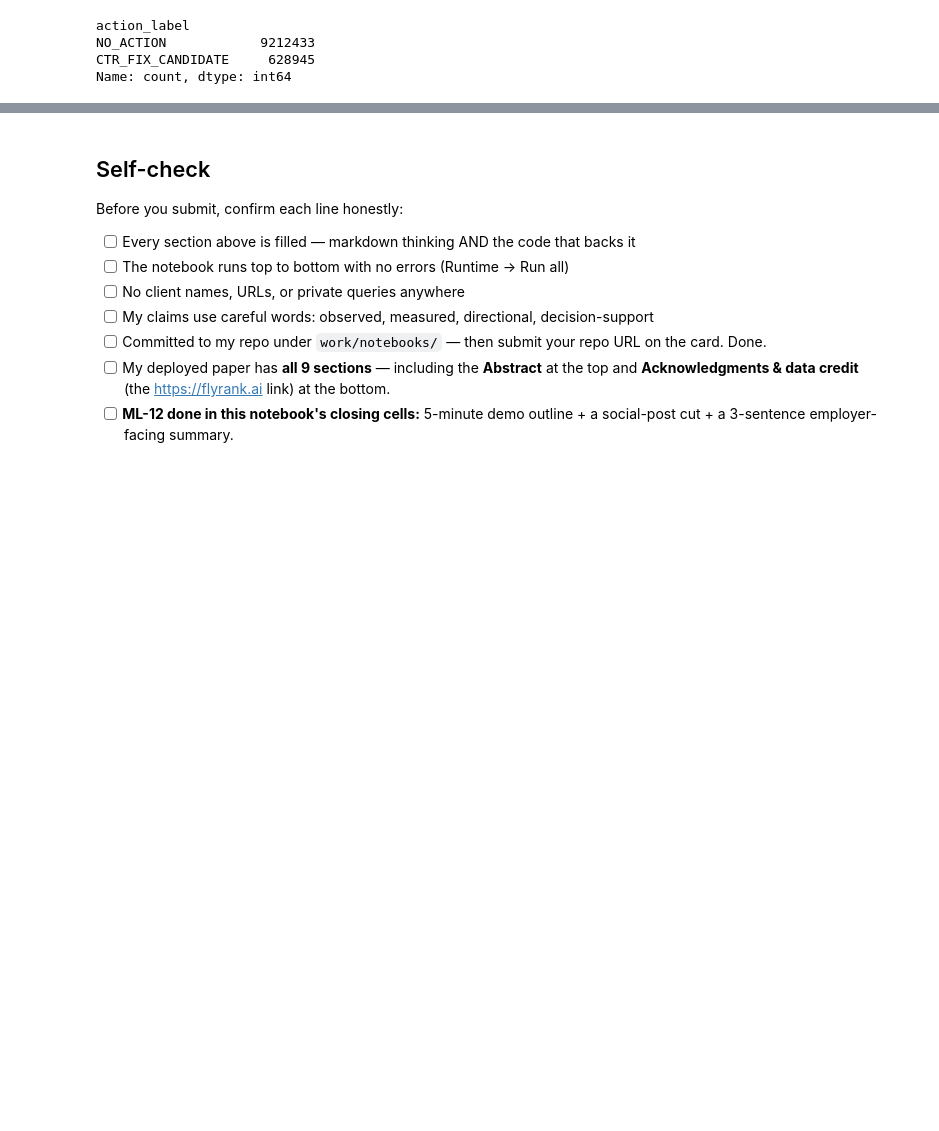
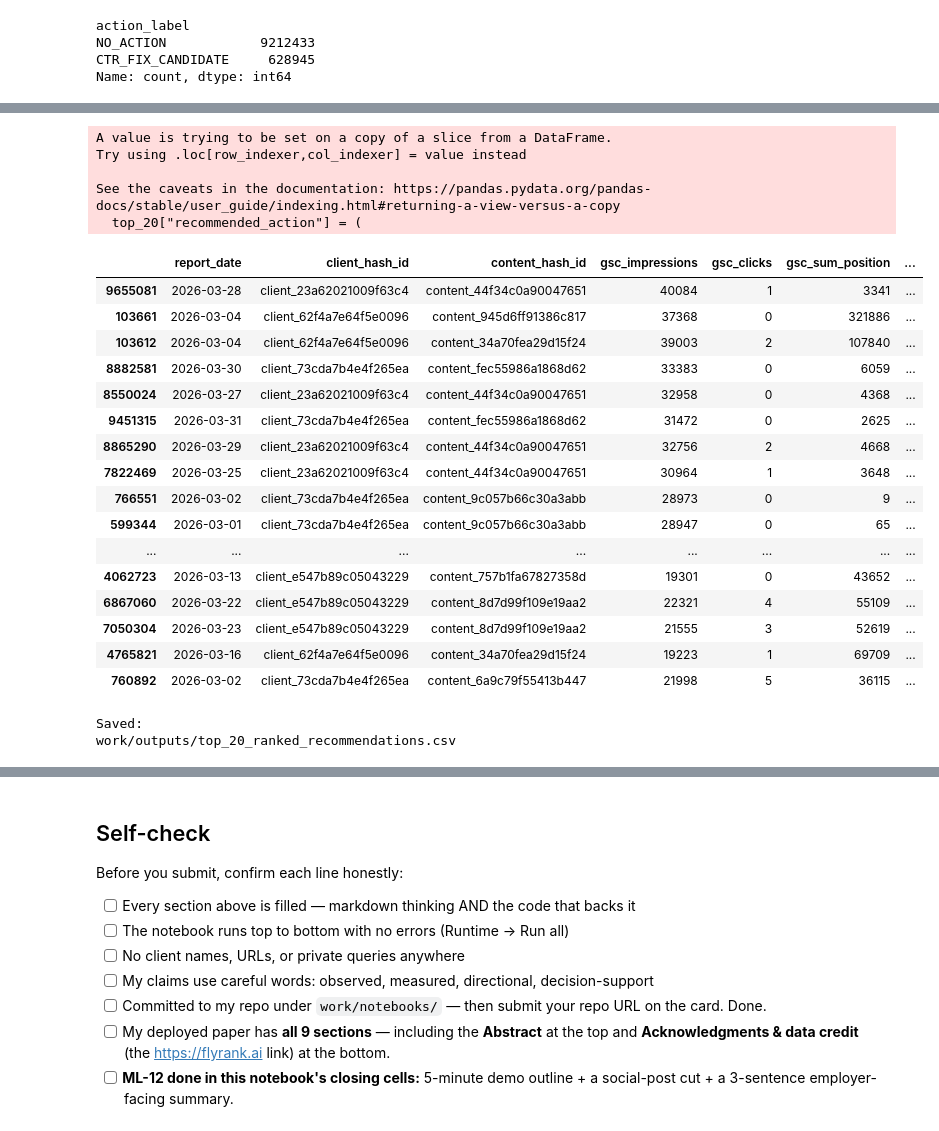
Before and after one commit to Ameen740/Internship_Flyrank, a Jupyter notebook: work/notebooks/capstone.ipynb, the cells around one changed output, grey strips where cells are left out. Cells and saved outputs as stored; diff of their text form; code cells hidden in the pictures; blank space fills up the shorter version.

```diff
--- a/work/notebooks/capstone.ipynb
+++ b/work/notebooks/capstone.ipynb
@@ -278,0 +415,28 @@ KeyError: "['gsc_avg_position'] not in index"
+# %%
+recommendations = model_df[
+    (model_df["gsc_impressions"] >= 100) &
+    (model_df["ctr_pct"] < 2.0)
+].copy()
+
+recommendations["priority_score"] = (
+    recommendations["gsc_impressions"] /
+    (recommendations["ctr_pct"] + 0.1)
+)
+
+recommendations = recommendations.sort_values(
+    "priority_score",
+    ascending=False
+)
+
+top_20 = recommendations.head(20)
+
+top_20[
+    [
+        "report_date",
+        "gsc_impressions",
+        "gsc_clicks",
+        "ctr_pct",
+        "gsc_avg_position",
+        "priority_score"
+    ]
+]
@@ -279,3 +461,47 @@ KeyError: "['gsc_avg_position'] not in index"
+# %%
+top_20["recommended_action"] = (
+    "Review title, snippet, search intent, and page relevance"
+)
+
+top_20
+# %% [output]
+A value is trying to be set on a copy of a slice from a DataFrame.
+Try using .loc[row_indexer,col_indexer] = value instead
+
+See the caveats in the documentation: https://pandas.pydata.org/pandas-docs/stable/user_guide/indexing.html#returning-a-view-versus-a-copy
+  top_20["recommended_action"] = (
+|  | report_date | client_hash_id | content_hash_id | gsc_impressions | gsc_clicks | gsc_sum_position | ... |
+| 9655081 | 2026-03-28 | client_23a62021009f63c4 | content_44f34c0a90047651 | 40084 | 1 | 3341 | ... |
+| 103661 | 2026-03-04 | client_62f4a7e64f5e0096 | content_945d6ff91386c817 | 37368 | 0 | 321886 | ... |
+| 103612 | 2026-03-04 | client_62f4a7e64f5e0096 | content_34a70fea29d15f24 | 39003 | 2 | 107840 | ... |
+| 8882581 | 2026-03-30 | client_73cda7b4e4f265ea | content_fec55986a1868d62 | 33383 | 0 | 6059 | ... |
+| 8550024 | 2026-03-27 | client_23a62021009f63c4 | content_44f34c0a90047651 | 32958 | 0 | 4368 | ... |
+| 9451315 | 2026-03-31 | client_73cda7b4e4f265ea | content_fec55986a1868d62 | 31472 | 0 | 2625 | ... |
+| 8865290 | 2026-03-29 | client_23a62021009f63c4 | content_44f34c0a90047651 | 32756 | 2 | 4668 | ... |
+| 7822469 | 2026-03-25 | client_23a62021009f63c4 | content_44f34c0a90047651 | 30964 | 1 | 3648 | ... |
+| 766551 | 2026-03-02 | client_73cda7b4e4f265ea | content_9c057b66c30a3abb | 28973 | 0 | 9 | ... |
+| 599344 | 2026-03-01 | client_73cda7b4e4f265ea | content_9c057b66c30a3abb | 28947 | 0 | 65 | ... |
+| ... | ... | ... | ... | ... | ... | ... | ... |
+| 4062723 | 2026-03-13 | client_e547b89c05043229 | content_757b1fa67827358d | 19301 | 0 | 43652 | ... |
+| 6867060 | 2026-03-22 | client_e547b89c05043229 | content_8d7d99f109e19aa2 | 22321 | 4 | 55109 | ... |
+| 7050304 | 2026-03-23 | client_e547b89c05043229 | content_8d7d99f109e19aa2 | 21555 | 3 | 52619 | ... |
+| 4765821 | 2026-03-16 | client_62f4a7e64f5e0096 | content_34a70fea29d15f24 | 19223 | 1 | 69709 | ... |
+| 760892 | 2026-03-02 | client_73cda7b4e4f265ea | content_6a9c79f55413b447 | 21998 | 5 | 36115 | ... |
+# %%
+import os
+
+os.makedirs("work/outputs", exist_ok=True)
+
+top_20.to_csv(
+    "work/outputs/top_20_ranked_recommendations.csv",
+    index=False
+)
+
+print("Saved:")
+print("work/outputs/top_20_ranked_recommendations.csv")
+# %% [output]
+Saved:
+work/outputs/top_20_ranked_recommendations.csv
 # %% [markdown]
 ## 7. Artifacts the paper embeds
 
```
Also changed, not shown: parts of 20 cells of this notebook.
